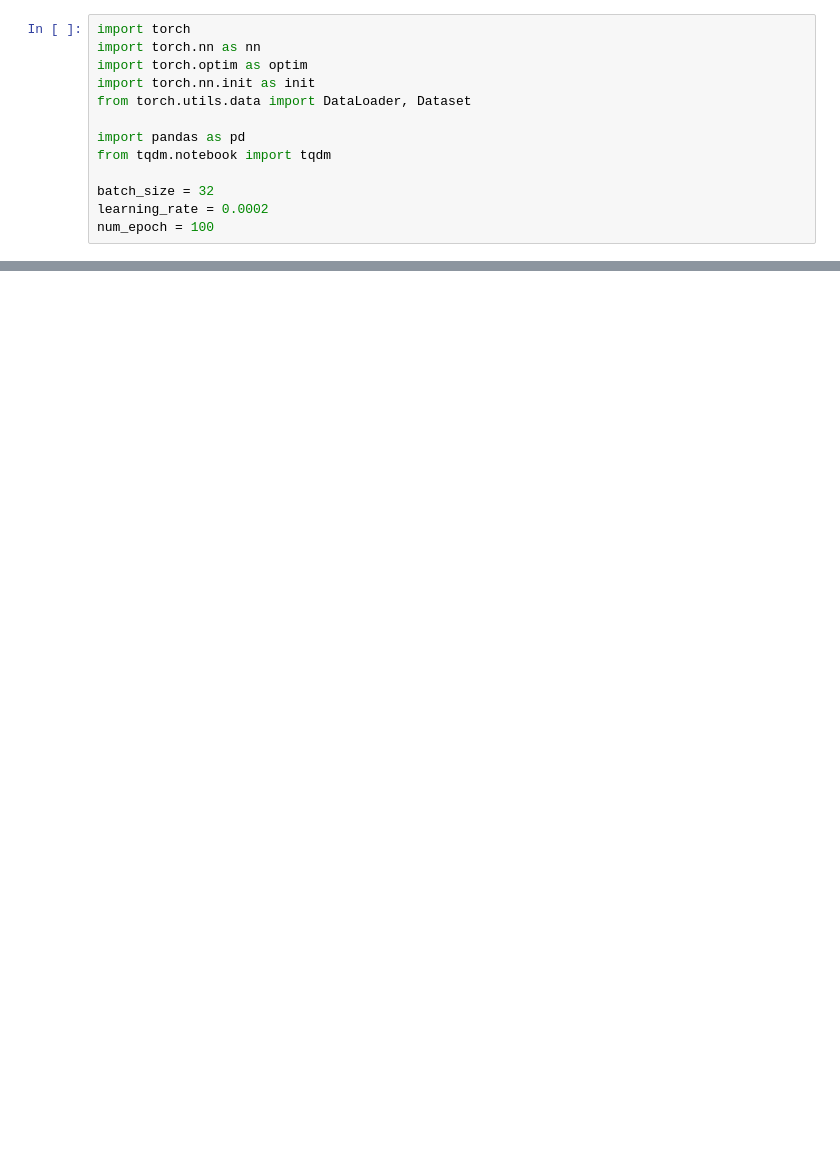
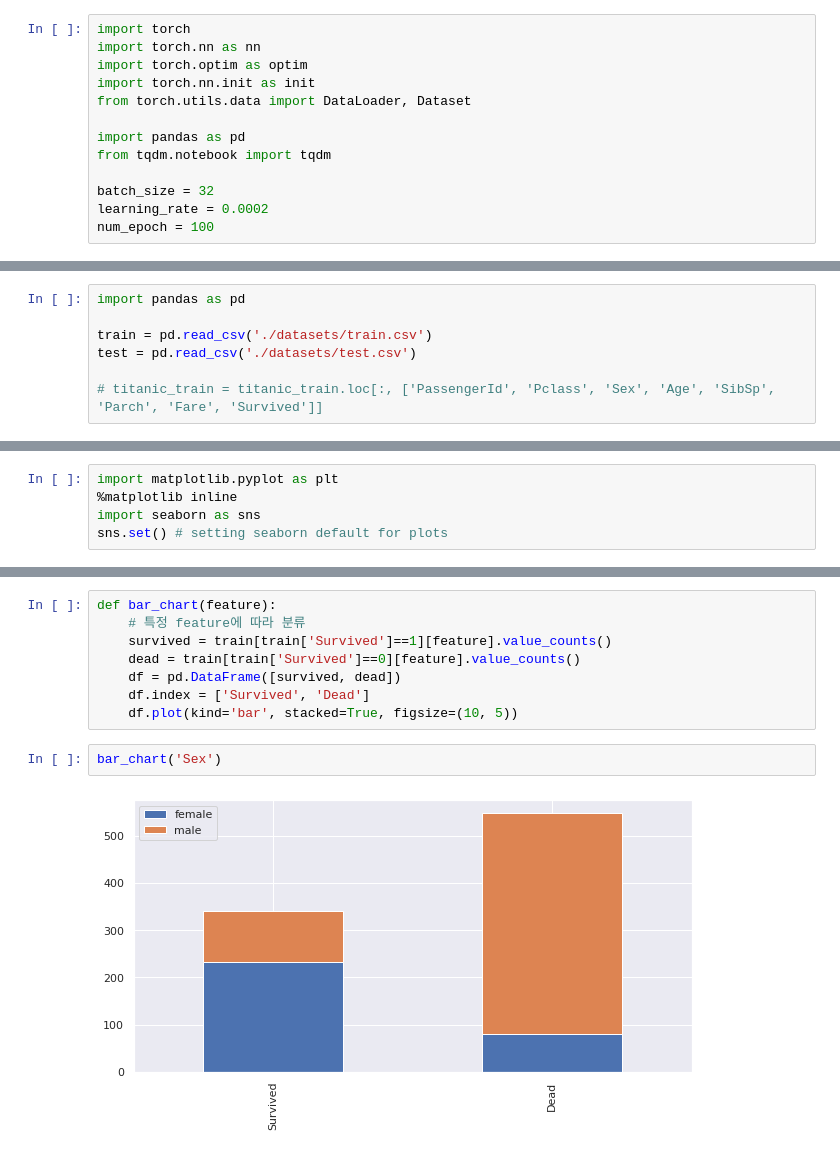
Before and after one commit to binlee52/AI-Study, a Jupyter notebook: Kaggle/Titanic - Machine Learning from Disaster/Titanic - Machine Learning from Disaster.ipynb, the cells around one changed output, grey strips where cells are left out. Drawn from its saved outputs; the diff is of its cells as text; blank space fills up the shorter version.

```diff
--- a/Kaggle/Titanic - Machine Learning from Disaster/Titanic - Machine Learning from Disaster.ipynb
+++ b/Kaggle/Titanic - Machine Learning from Disaster/Titanic - Machine Learning from Disaster.ipynb
@@ -165,0 +31,7 @@ Accuracy of Test Data: 38.1944%
+# %%
+import pandas as pd
+
+train = pd.read_csv('./datasets/train.csv')
+test = pd.read_csv('./datasets/test.csv')
+
+# titanic_train = titanic_train.loc[:, ['PassengerId', 'Pclass', 'Sex', 'Age', 'SibSp', 'Parch', 'Fare', 'Survived']]
@@ -165,0 +148,5 @@ Accuracy of Test Data: 38.1944%
+# %%
+import matplotlib.pyplot as plt
+%matplotlib inline
+import seaborn as sns
+sns.set() # setting seaborn default for plots
@@ -165,0 +161,12 @@ Accuracy of Test Data: 38.1944%
+# %%
+def bar_chart(feature):
+    # 특정 feature에 따라 분류
+    survived = train[train['Survived']==1][feature].value_counts()
+    dead = train[train['Survived']==0][feature].value_counts()
+    df = pd.DataFrame([survived, dead])
+    df.index = ['Survived', 'Dead']
+    df.plot(kind='bar', stacked=True, figsize=(10, 5))
+# %%
+bar_chart('Sex')
+# %% [output]
+[figure, added]
```
Also changed, not shown: parts of 111 cells of this notebook, 2 other files.
